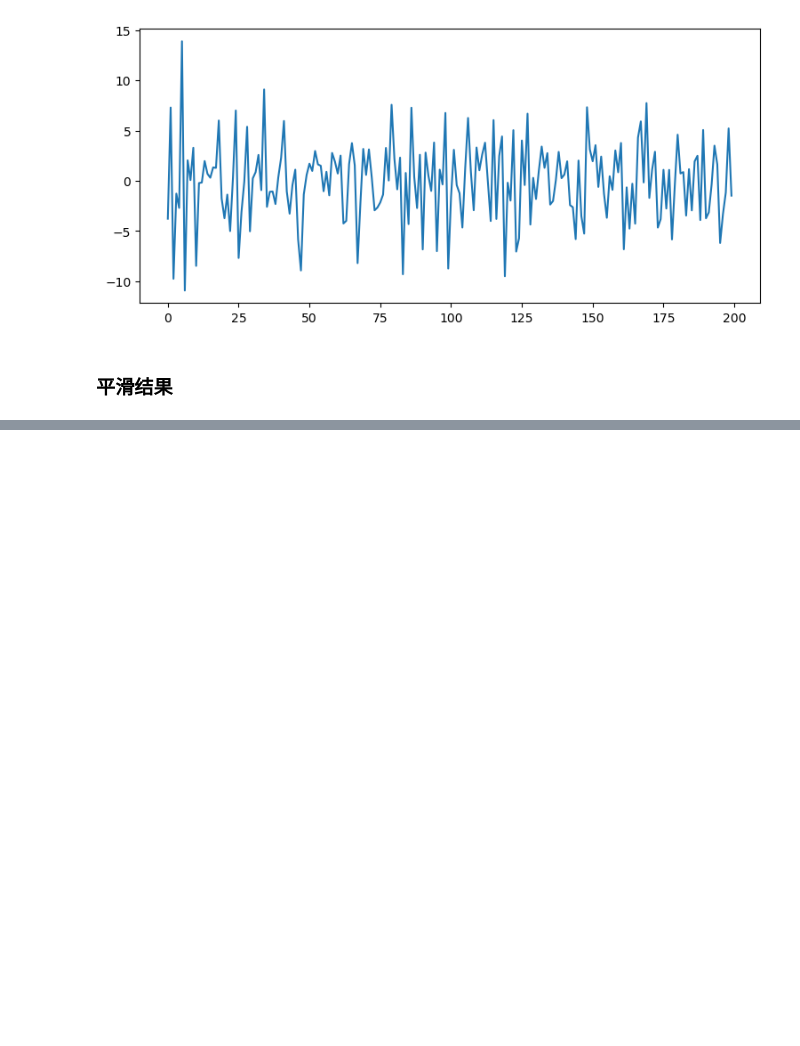
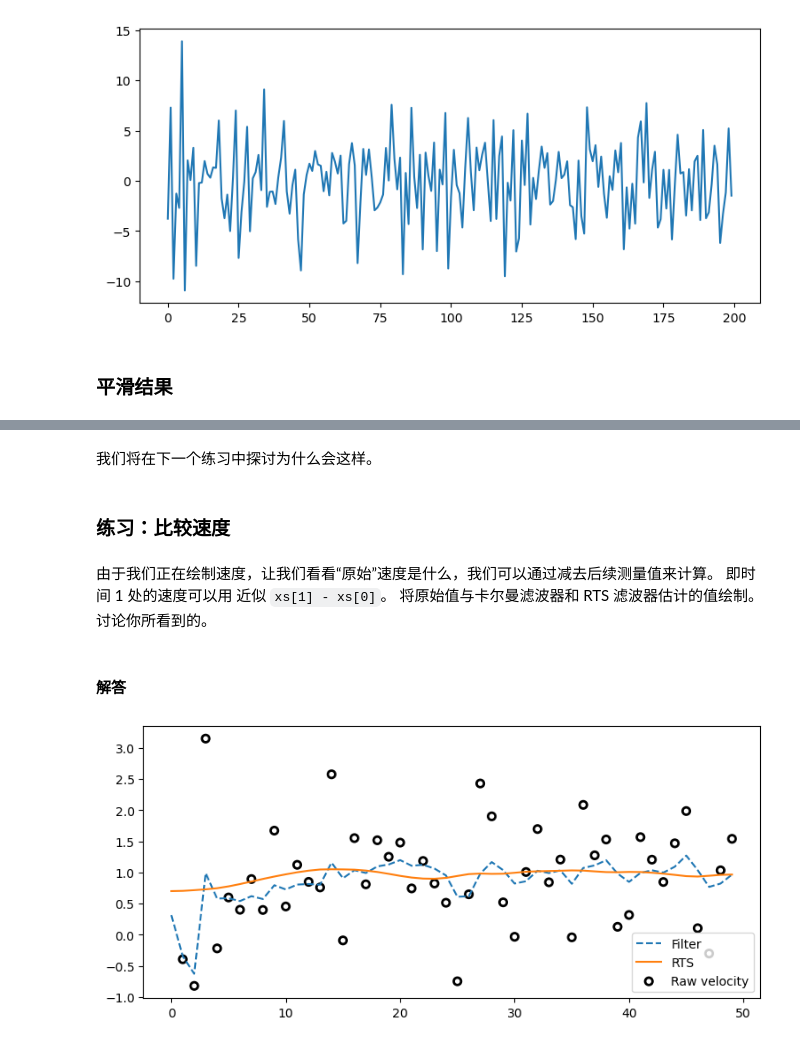
Before and after one commit to SunJianboGitHub/KalmanFilter, a Jupyter notebook: 06-多元卡尔曼滤波器.ipynb, the cells around one changed output, grey strips where cells are left out. Cells and saved outputs as stored; diff of their text form; code cells hidden in the pictures; blank space fills up the shorter version.

```diff
--- a/06-多元卡尔曼滤波器.ipynb
+++ b/06-多元卡尔曼滤波器.ipynb
@@ -1653,0 +1688,17 @@ plt.plot(s.y);
+# %% [markdown]
+我们将在下一个练习中探讨为什么会这样。
+# %% [markdown]
+### **练习：比较速度**
+# %% [markdown]
+由于我们正在绘制速度，让我们看看“原始”速度是什么，我们可以通过减去后续测量值来计算。 即时间 1 处的速度可以用 近似 `xs[1] - xs[0]`。 将原始值与卡尔曼滤波器和 RTS 滤波器估计的值绘制。讨论你所看到的。
+# %% [markdown]
+#### **解答**
+# %%
+dx = np.diff(Xs[:, 0], axis=0)
+plt.scatter(range(1, len(dx) + 1), dx, facecolor='none',
+            edgecolor='k', lw=2, label='Raw velocity')
+plt.plot(Xs[:, 1], ls='--', label='Filter')
+plt.plot(Ms[:, 1], label='RTS')
+plt.legend(loc=4);
+# %% [output]
+[figure, added]
```
Also changed, not shown: parts of 16 cells of this notebook.
